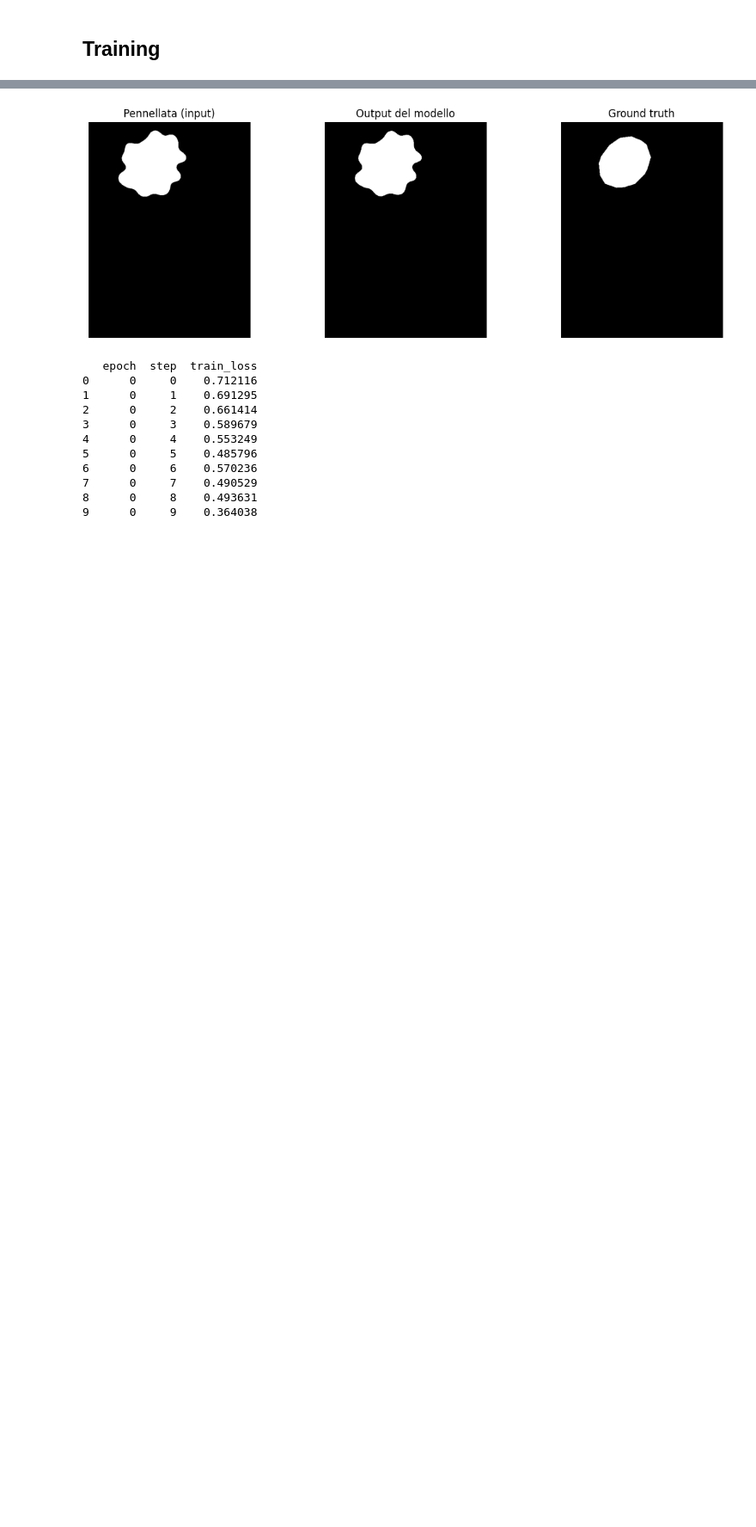
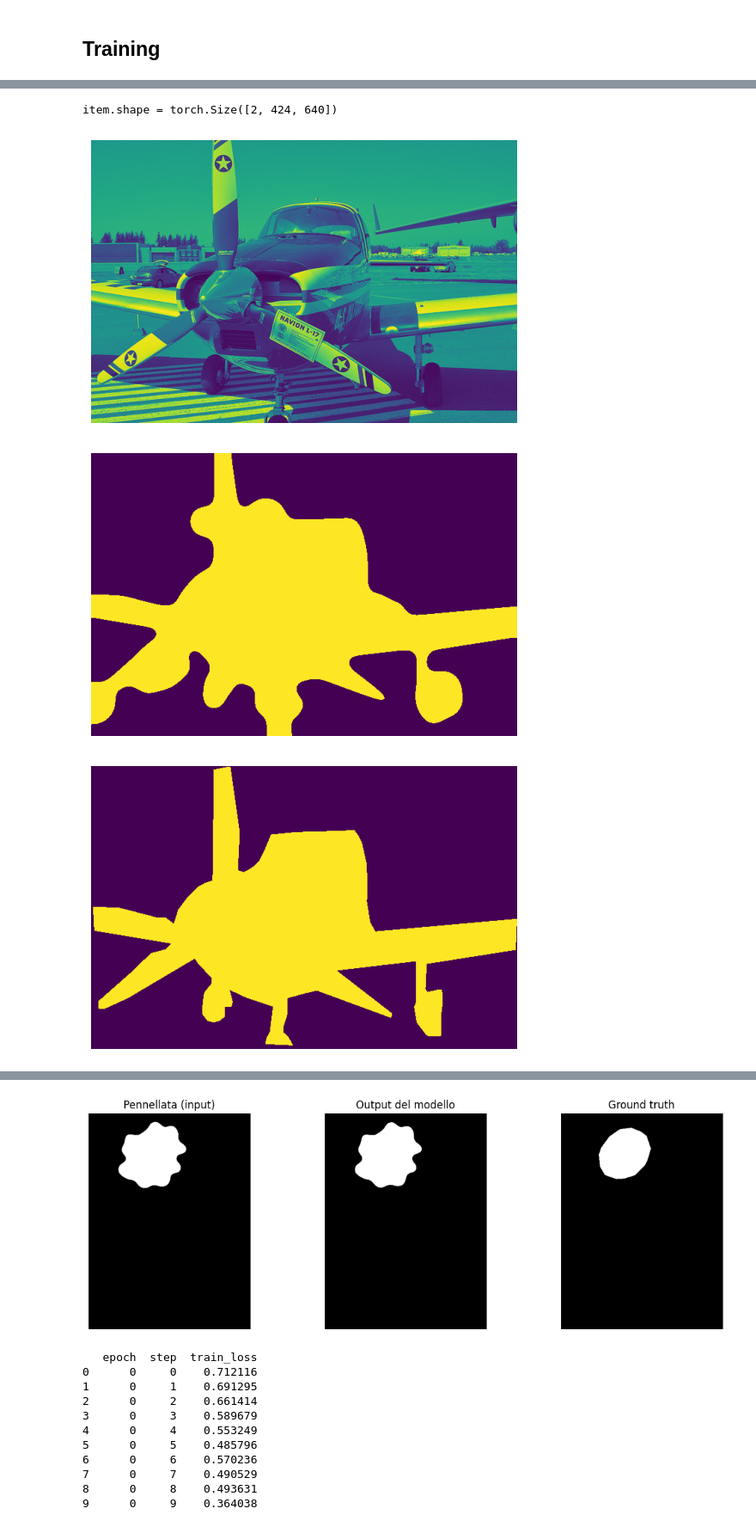
Before and after one commit to andrea-gentilini/NeuralSegmentello, a Jupyter notebook: train copy.ipynb, the cells around one changed output, grey strips where cells are left out. Shown: that part at 86% size. Drawn from its saved outputs; the diff is of its cells as text; code cells hidden in the pictures; blank space fills up the shorter version.

```diff
--- a/train copy.ipynb
+++ b/train copy.ipynb
@@ -367,0 +436,33 @@ c:\Users\ACER\OneDrive\Desktop\NeuralTrasferello\ailab\lib\site-packages\pytorch
+# %%
+model.eval()
+
+sample = dataset_gray[25]
+item = sample[0]
+target = sample[1]
+
+with torch.no_grad():
+    predicted = model(item.unsqueeze(0))
+
+    # plt.imshow(predicted)
+# %%
+print(f"{item.shape = }")
+plt.imshow(item[0])
+plt.axis("off")
+plt.show()
+
+plt.imshow(item[1])
+plt.axis("off")
+plt.show()
+
+plt.imshow(target[0])
+plt.axis("off")
+plt.show()
+
+plt.imshow(predicted[0][0])
+plt.axis("off")
+plt.show()
+# %% [output]
+item.shape = torch.Size([2, 424, 640])
+[figure, added]
+[figure, added]
+[figure, added]
```
Also changed, not shown: parts of 8 cells of this notebook, 3 other files.
